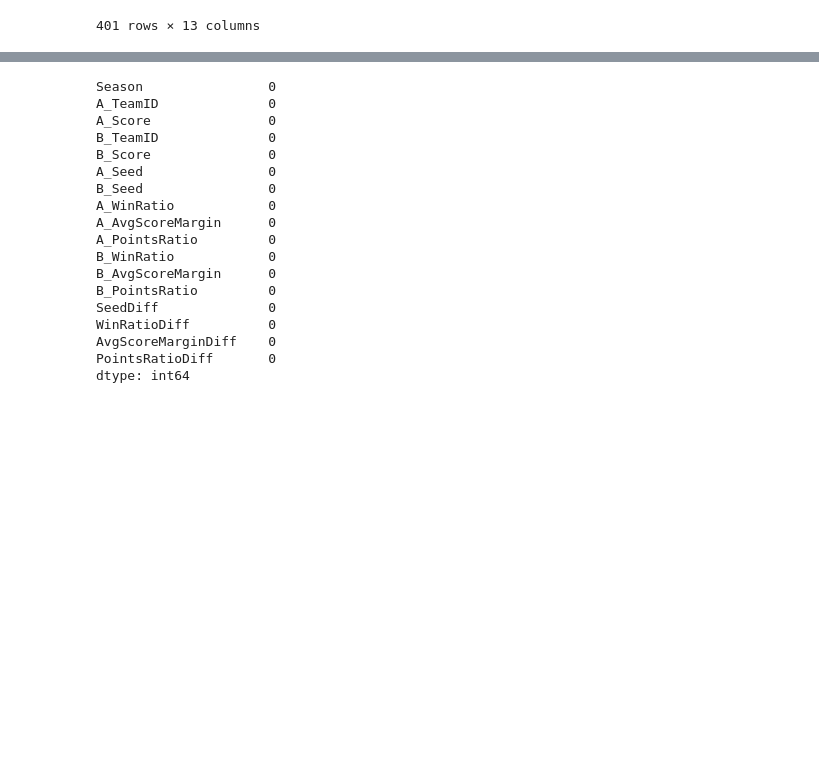
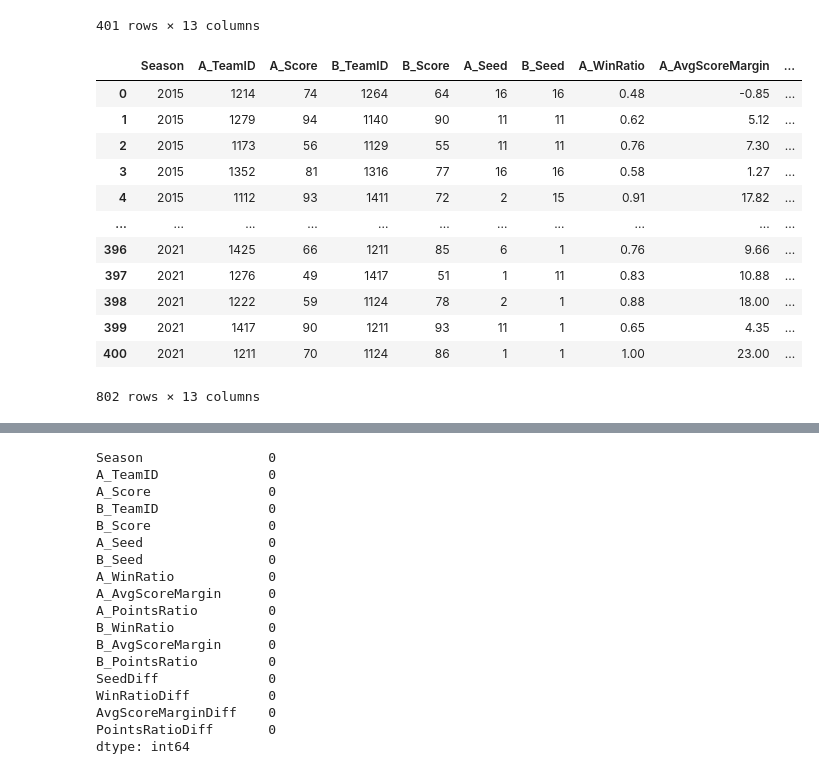
Before and after one commit to Spencer-Duncan/EECE-397B, a Jupyter notebook: Final Project/main.ipynb, the cells around one changed output, grey strips where cells are left out. Drawn from its saved outputs; the diff is of its cells as text; code cells hidden in the pictures; blank space fills up the shorter version.

```diff
--- a/Final Project/main.ipynb
+++ b/Final Project/main.ipynb
@@ -428,20 +428,69 @@ tourney_data
 | 400 | 2021 | 1124 | 86 | 1211 | 70 | 1 | 1 | 0.92 | 17.96 | ... |
 401 rows × 13 columns
 # %%
-#There is something wrond here... Im not duplicating these steps correctly
+# tourney_data.rename(columns={"W_TeamID": "A_TeamID"}, inplace= True)
+# tourney_data.rename(columns={"L_TeamID": "B_TeamID"}, inplace= True)
+# tourney_data.rename(columns={"W_Score": "A_Score"}, inplace= True)
+# tourney_data.rename(columns={"L_Score": "B_Score"}, inplace= True)
+# tourney_data.rename(columns={"W_Seed": "A_Seed"}, inplace= True)
+# tourney_data.rename(columns={"L_Seed": "B_Seed"}, inplace= True)
+# tourney_data.rename(columns={"W_WinRatio": "A_WinRatio"}, inplace= True)
+# tourney_data.rename(columns={"L_WinRatio": "B_WinRatio"}, inplace= True)
+# tourney_data.rename(columns={"W_AvgScoreMargin": "A_AvgScoreMargin"}, inplace= True)
+# tourney_data.rename(columns={"L_AvgScoreMargin": "B_AvgScoreMargin"}, inplace= True)
+# tourney_data.rename(columns={"W_PointsRatio": "A_PointsRatio"}, inplace= True)
+# tourney_data.rename(columns={"L_PointsRatio": "B_PointsRatio"}, inplace= True)
 
-tourney_data.rename(columns={"W_TeamID": "A_TeamID"}, inplace= True)
-tourney_data.rename(columns={"L_TeamID": "B_TeamID"}, inplace= True)
-tourney_data.rename(columns={"W_Score": "A_Score"}, inplace= True)
-tourney_data.rename(columns={"L_Score": "B_Score"}, inplace= True)
-tourney_data.rename(columns={"W_Seed": "A_Seed"}, inplace= True)
-tourney_data.rename(columns={"L_Seed": "B_Seed"}, inplace= True)
-tourney_data.rename(columns={"W_WinRatio": "A_WinRatio"}, inplace= True)
-tourney_data.rename(columns={"L_WinRatio": "B_WinRatio"}, inplace= True)
-tourney_data.rename(columns={"W_AvgScoreMargin": "A_AvgScoreMargin"}, inplace= True)
-tourney_data.rename(columns={"L_AvgScoreMargin": "B_AvgScoreMargin"}, inplace= True)
-tourney_data.rename(columns={"W_PointsRatio": "A_PointsRatio"}, inplace= True)
-tourney_data.rename(columns={"L_PointsRatio": "B_PointsRatio"}, inplace= True)
+
+
+tourney_data_Win = tourney_data.copy()
+tourney_data_Loser = tourney_data.copy()
+
+tourney_data_Win.rename(columns={"W_TeamID": "A_TeamID"}, inplace= True)
+tourney_data_Win.rename(columns={"L_TeamID": "B_TeamID"}, inplace= True)
+tourney_data_Win.rename(columns={"W_Score": "A_Score"}, inplace= True)
+tourney_data_Win.rename(columns={"L_Score": "B_Score"}, inplace= True)
+tourney_data_Win.rename(columns={"W_Seed": "A_Seed"}, inplace= True)
+tourney_data_Win.rename(columns={"L_Seed": "B_Seed"}, inplace= True)
+tourney_data_Win.rename(columns={"W_WinRatio": "A_WinRatio"}, inplace= True)
+tourney_data_Win.rename(columns={"L_WinRatio": "B_WinRatio"}, inplace= True)
+tourney_data_Win.rename(columns={"W_AvgScoreMargin": "A_AvgScoreMargin"}, inplace= True)
+tourney_data_Win.rename(columns={"L_AvgScoreMargin": "B_AvgScoreMargin"}, inplace= True)
+tourney_data_Win.rename(columns={"W_PointsRatio": "A_PointsRatio"}, inplace= True)
+tourney_data_Win.rename(columns={"L_PointsRatio": "B_PointsRatio"}, inplace= True)
+
+tourney_data_Loser.rename(columns={"W_TeamID": "B_TeamID"}, inplace= True)
+tourney_data_Loser.rename(columns={"L_TeamID": "A_TeamID"}, inplace= True)
+tourney_data_Loser.rename(columns={"W_Score": "B_Score"}, inplace= True)
+tourney_data_Loser.rename(columns={"L_Score": "A_Score"}, inplace= True)
+tourney_data_Loser.rename(columns={"W_Seed": "B_Seed"}, inplace= True)
+tourney_data_Loser.rename(columns={"L_Seed": "A_Seed"}, inplace= True)
+tourney_data_Loser.rename(columns={"W_WinRatio": "B_WinRatio"}, inplace= True)
+tourney_data_Loser.rename(columns={"L_WinRatio": "A_WinRatio"}, inplace= True)
+tourney_data_Loser.rename(columns={"W_AvgScoreMargin": "B_AvgScoreMargin"}, inplace= True)
+tourney_data_Loser.rename(columns={"L_AvgScoreMargin": "A_AvgScoreMargin"}, inplace= True)
+tourney_data_Loser.rename(columns={"W_PointsRatio": "B_PointsRatio"}, inplace= True)
+tourney_data_Loser.rename(columns={"L_PointsRatio": "A_PointsRatio"}, inplace= True)
+
+tourney_data = pd.concat([tourney_data_Win, tourney_data_Loser], axis= 0, sort= True)
+
+tourney_data = tourney_data.reindex(columns= ['Season', 'A_TeamID', 'A_Score', 'B_TeamID', 'B_Score', 'A_Seed', 'B_Seed','A_WinRatio','A_AvgScoreMargin', 'A_PointsRatio','B_WinRatio','B_AvgScoreMargin', 'B_PointsRatio'])
+
+tourney_data
+# %% [output]
+|  | Season | A_TeamID | A_Score | B_TeamID | B_Score | A_Seed | B_Seed | A_WinRatio | A_AvgScoreMargin | ... |
+| 0 | 2015 | 1214 | 74 | 1264 | 64 | 16 | 16 | 0.48 | -0.85 | ... |
+| 1 | 2015 | 1279 | 94 | 1140 | 90 | 11 | 11 | 0.62 | 5.12 | ... |
+| 2 | 2015 | 1173 | 56 | 1129 | 55 | 11 | 11 | 0.76 | 7.30 | ... |
+| 3 | 2015 | 1352 | 81 | 1316 | 77 | 16 | 16 | 0.58 | 1.27 | ... |
+| 4 | 2015 | 1112 | 93 | 1411 | 72 | 2 | 15 | 0.91 | 17.82 | ... |
+| ... | ... | ... | ... | ... | ... | ... | ... | ... | ... | ... |
+| 396 | 2021 | 1425 | 66 | 1211 | 85 | 6 | 1 | 0.76 | 9.66 | ... |
+| 397 | 2021 | 1276 | 49 | 1417 | 51 | 1 | 11 | 0.83 | 10.88 | ... |
+| 398 | 2021 | 1222 | 59 | 1124 | 78 | 2 | 1 | 0.88 | 18.00 | ... |
+| 399 | 2021 | 1417 | 90 | 1211 | 93 | 11 | 1 | 0.65 | 4.35 | ... |
+| 400 | 2021 | 1211 | 70 | 1124 | 86 | 1 | 1 | 1.00 | 23.00 | ... |
+802 rows × 13 columns
 # %%
 tourney_data
 # %% [output]
```
Also changed, not shown: parts of 8 cells of this notebook.
